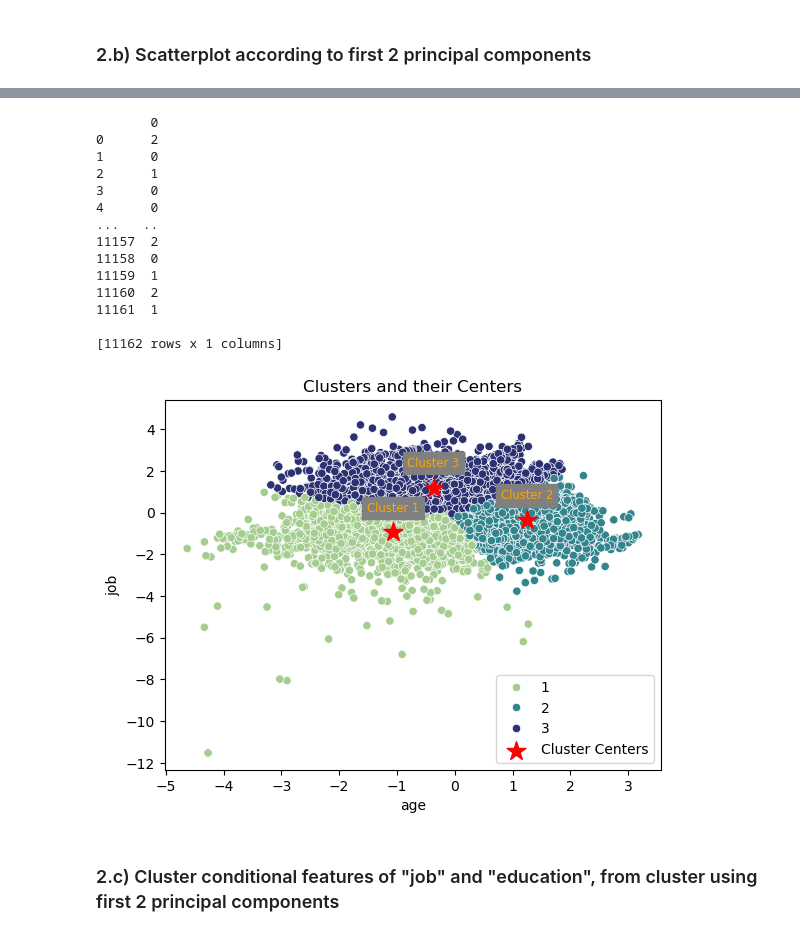
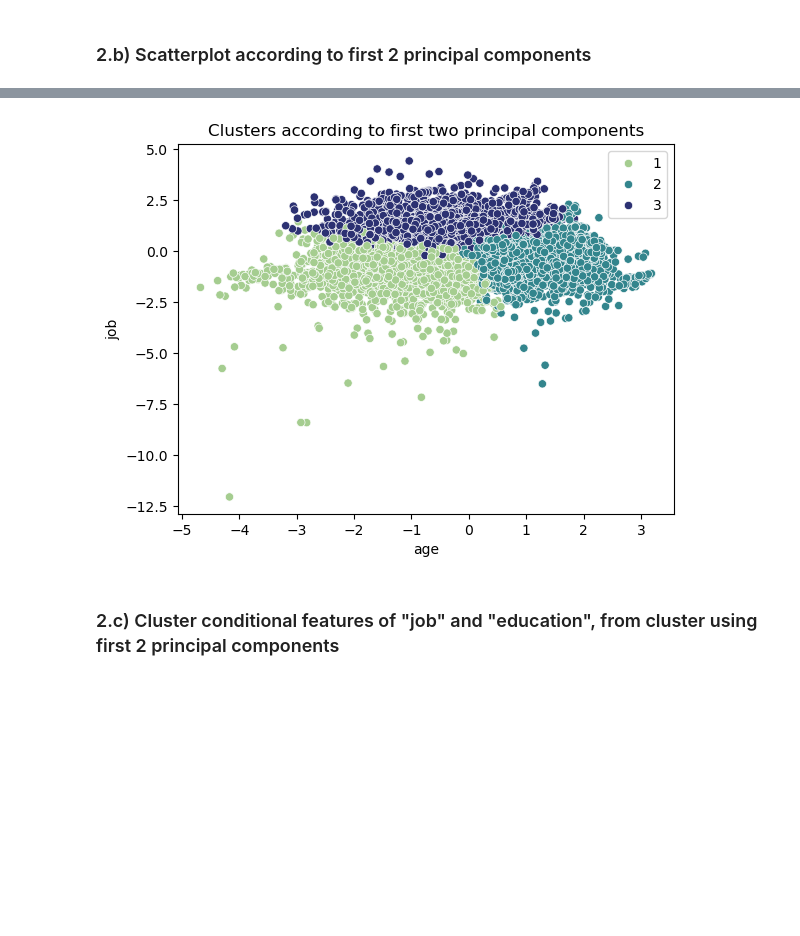
Before and after one commit to jppf22/HW4_Machine_Learning, a Jupyter notebook: code.ipynb, the cells around one changed output, grey strips where cells are left out. Cells and saved outputs as stored; diff of their text form; code cells hidden in the pictures; blank space fills up the shorter version.

```diff
--- a/code.ipynb
+++ b/code.ipynb
@@ -127,9 +127,8 @@ from sklearn.preprocessing import StandardScaler
 
 ## StandardScaler Data Normalization
 scaler = StandardScaler()
-scaler.fit(X)
 
-X_scaled = pd.DataFrame(scaler.transform(X), columns=data_labels[0:8])
+X_scaled = pd.DataFrame(scaler.fit_transform(X),columns=X.columns)
 
 X_scaled
 # %% [output]
@@ -170,0 +150,14 @@ print(decomposer.singular_values_)
+# %%
+from sklearn.decomposition import PCA
+import re
+
+decomposer = PCA(n_components=2)
+X_reduced = decomposer.fit_transform(X_scaled)
+
+pca_components = [re.findall(r'\d+',pca) for pca in decomposer.get_feature_names_out()]
+#print(decomposer.feature_names_in_)
+pca_components = [decomposer.feature_names_in_[int(pca_components[0][0])], decomposer.feature_names_in_[int(pca_components[1][0])]] #This line finds to which original feature the best components map to
+print(pca_components) #the first value corresponds to the best component, the second to the second best
+print(decomposer.explained_variance_)
+print(decomposer.explained_variance_ratio_)
+print(decomposer.singular_values_)
@@ -181,42 +171,21 @@ plt.show()
 # %%
 cluster = KMeans(n_clusters=3, random_state=42)
-cluster.fit(X_reduced)
-clusters_prediction = cluster.predict(X_reduced)
-#print(pd.DataFrame(clusters_prediction))
-
-cluster_centers_df = pd.DataFrame(cluster.cluster_centers_, columns=principal_components)
-
-sns.scatterplot(x=X_reduced[:, 0], y=X_reduced[:, 1], hue=(clusters_prediction+1), palette="crest")
-
-plt.scatter(cluster_centers_df[principal_components[0]], cluster_centers_df[principal_components[1]],
-            marker='*', s=200, c='red', label='Cluster Centers')
-
-for i, center in cluster_centers_df.iterrows():
-    plt.annotate(f'Cluster {i+1}', (center[principal_components[0]], center[principal_components[1]]),
-                 textcoords="offset points", xytext=(0,15), ha='center', color="orange", backgroundcolor = "gray", fontsize="small")
+cluster.fit(X_scaled)
+clusters_prediction = cluster.predict(X_scaled)
 
 
+#cluster_centers_df = pd.DataFrame(cluster.cluster_centers_)
+#plt.scatter(cluster_centers_df[0], cluster_centers_df[1], marker='*', s=200, c='red', label='Cluster Centers')
+#for i, center in cluster_centers_df.iterrows():
+#    plt.annotate(f'Cluster {i+1}', (center[0], center[1]), textcoords="offset points", xytext=(0,15), ha='center', color="orange", backgroundcolor = "gray", fontsize="small")
 
-plt.xlabel(principal_components[0])
-plt.ylabel(principal_components[1])
-plt.title("Clusters and their Centers")
+sns.scatterplot(x=X_reduced[:, list(decomposer.feature_names_in_).index(pca_components[0])], y=X_reduced[:, list(decomposer.feature_names_in_).index(pca_components[1])], hue=(clusters_prediction+1), palette="crest")
+plt.xlabel(pca_components[0])
+plt.ylabel(pca_components[1])
+plt.title("Clusters according to first two principal components")
 plt.legend()
 plt.show()
 # %% [output]
-       0
-0      2
-1      0
-2      1
-3      0
-4      0
-...   ..
-11157  2
-11158  0
-11159  1
-11160  2
-11161  1
-
-[11162 rows x 1 columns]
-[figure, old version]
+[figure, new version]
 # %% [markdown]
 ### 2.c) Cluster conditional features of "job" and "education", from cluster using first 2 principal components
```
Also changed, not shown: parts of 11 cells of this notebook, 5 other files.
